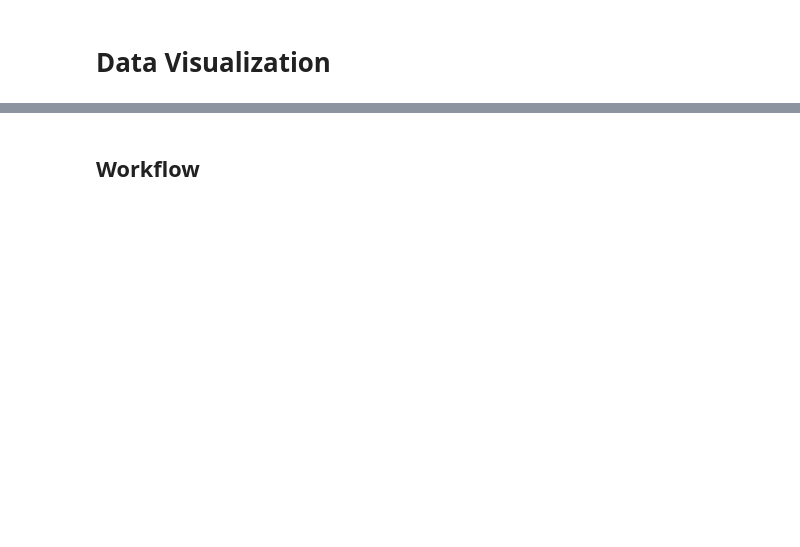
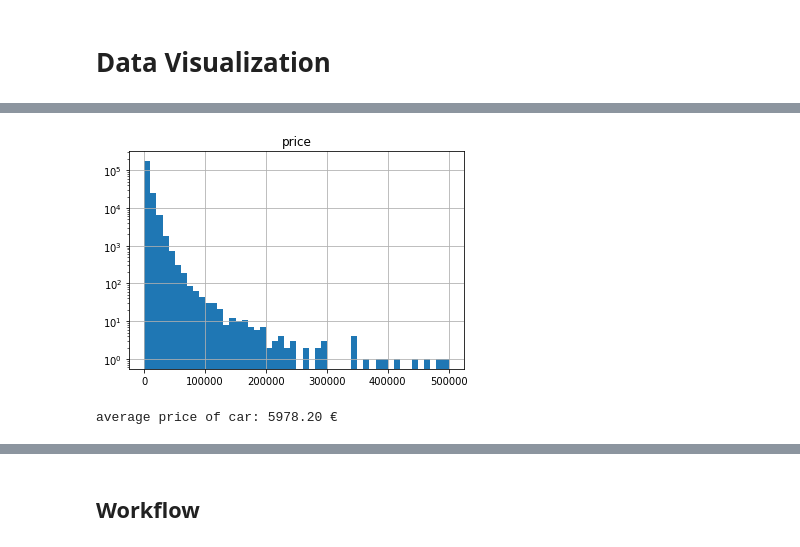
Before and after one commit to theocornille/car-ramp-challenge, a Jupyter notebook: used_car_starting_kit.ipynb, the cells around one changed output, grey strips where cells are left out. Saved outputs shown, nothing was run; the diff lists cells and outputs as text; code cells hidden in the pictures; blank space fills up the shorter version.

```diff
--- a/used_car_starting_kit.ipynb
+++ b/used_car_starting_kit.ipynb
@@ -225,0 +233,11 @@ X_test.head()
+# %%
+y_train = y_train.reshape(-1)
+y_train_df = pd.DataFrame({'price': y_train}, columns = ['price'])
+y_train_df.hist(bins = 50, log = True)
+plt.show()
+# %% [output]
+[figure, added]
+# %%
+print('average price of car: {:.2f} €'.format(y_train.mean()))
+# %% [output]
+average price of car: 5978.20 €
```
Also changed, not shown: parts of 84 cells of this notebook, 4 other files.
